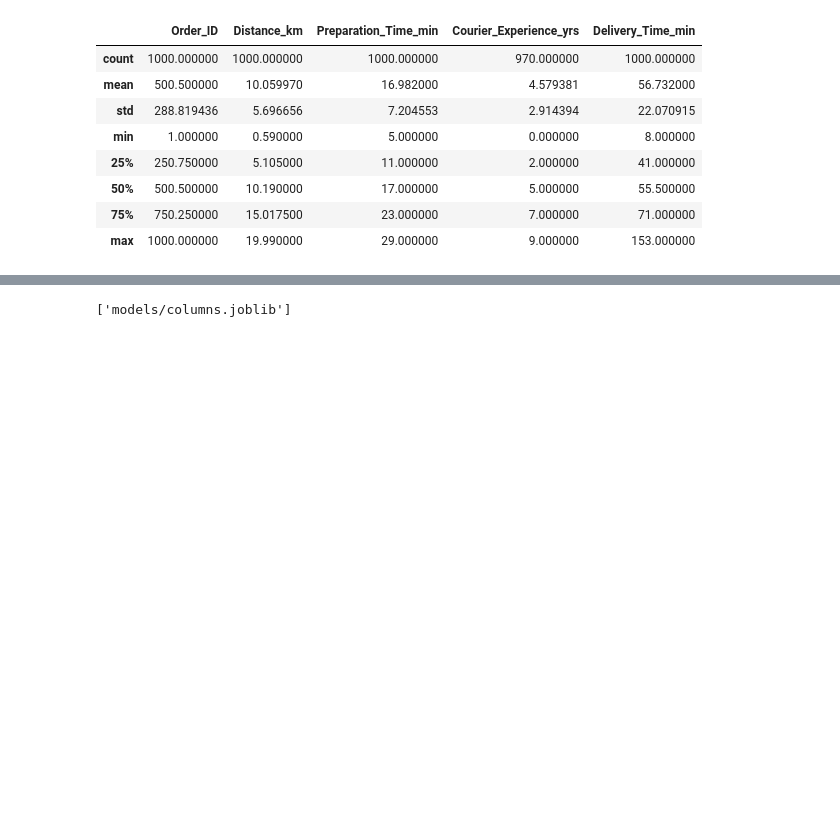
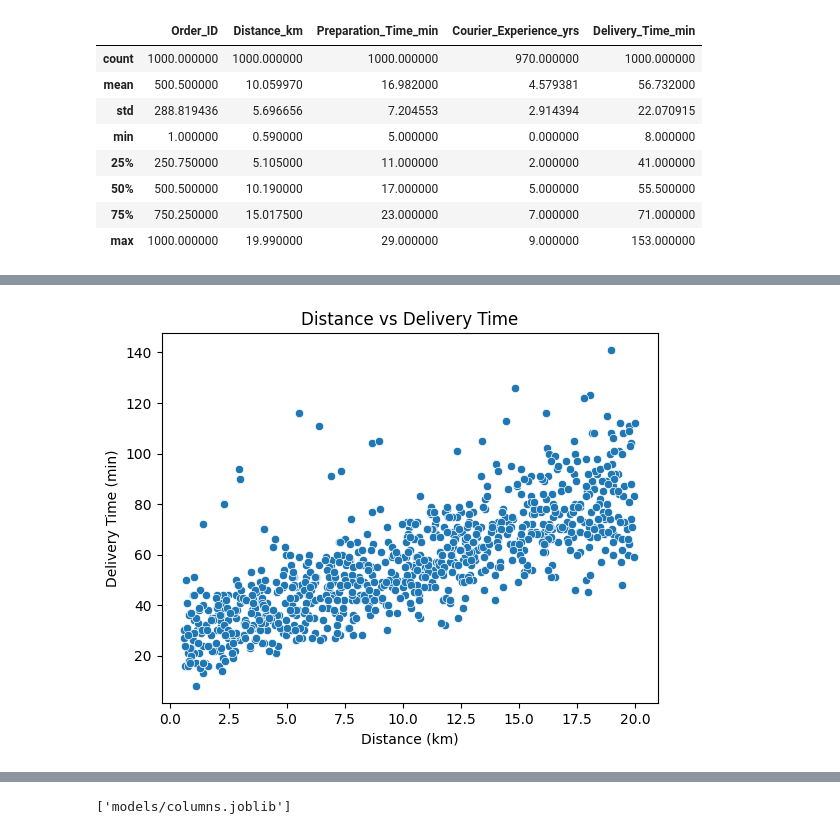
Before and after one commit to omaramoudi1/food-delivery-time-prediction, a Jupyter notebook: notebook.ipynb, the cells around one changed output, grey strips where cells are left out. Cells and saved outputs as stored; diff of their text form; code cells hidden in the pictures; blank space fills up the shorter version.

```diff
--- a/notebook.ipynb
+++ b/notebook.ipynb
@@ -58,3 +60,12 @@ plt.show()
+# %%
+plt.figure()
+sns.scatterplot(x=df["Distance_km"], y=df["Delivery_Time_min"])
+plt.title("Distance vs Delivery Time")
+plt.xlabel("Distance (km)")
+plt.ylabel("Delivery Time (min)")
+plt.show()
+# %% [output]
+[figure, added]
 # %%
 df = pd.get_dummies(df, drop_first=True)
 # %%
```
Also changed, not shown: parts of 9 cells of this notebook, 1 other file.
